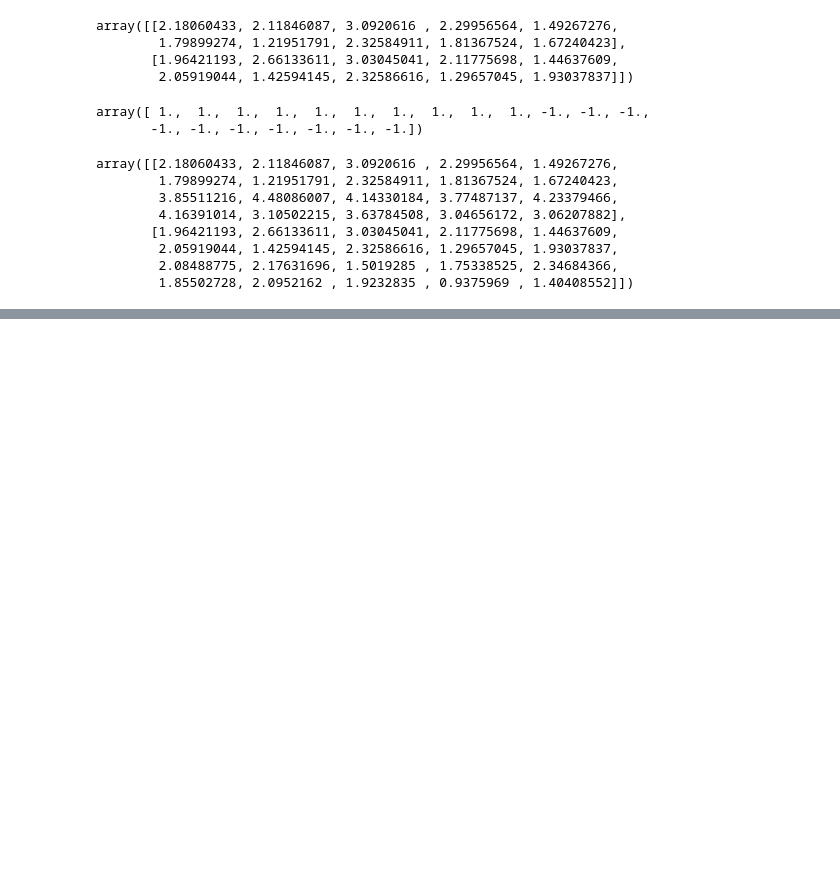
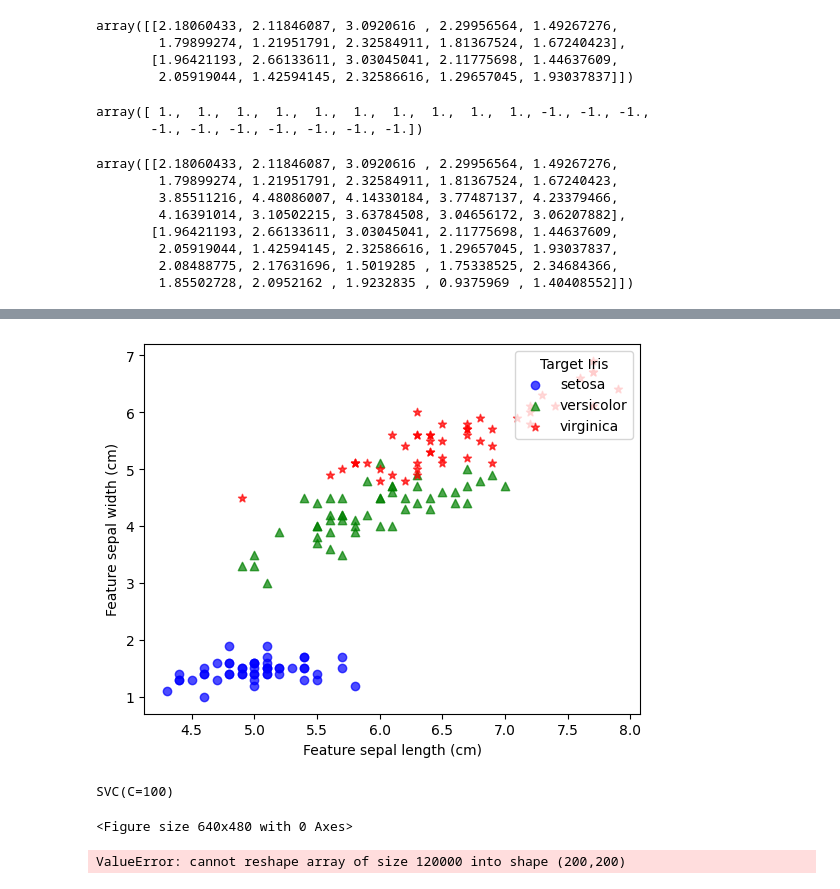
Before and after one commit to nguynlb/DataScience, a Jupyter notebook: MachineLearning/SVM/SVM.ipynb, the cells around one changed output, grey strips where cells are left out. Cells and saved outputs as stored; diff of their text form; code cells hidden in the pictures; blank space fills up the shorter version.

```diff
--- a/MachineLearning/SVM/SVM.ipynb
+++ b/MachineLearning/SVM/SVM.ipynb
@@ -166,0 +172,6 @@ V = np.concatenate((X0.T, -X1.T), axis = 1)
+# %%
+iris_data = datasets.load_iris()
+# %%
+X = iris_data.data[:, [0, 2]]
+y = iris_data.target
+X[y == 1]
@@ -166,0 +196,44 @@ V = np.concatenate((X0.T, -X1.T), axis = 1)
+# %%
+feature_names = iris_data.feature_names
+target_names = iris_data.target_names
+# %%
+len_labels = len(target_names)
+
+for i, c, m in zip(range(len_labels), ["b", "g", "r"], ["o", "^", "*"]):
+    plt.scatter(X[y == i, 0], X[y == i, 1], c = c, marker = m, alpha = .7)
+plt.legend(target_names, loc = "upper right", scatterpoints = 1, title="Target Iris")
+plt.xlabel("Feature " + feature_names[0])
+plt.ylabel("Feature " + feature_names[1]);
+# %% [output]
+[figure, added]
+# %%
+clf = svm.SVC(C = 100)
+clf.fit(X, y)
+# %% [output]
+SVC(C=100)
+# %%
+plt.clf()
+# %% [output]
+<Figure size 640x480 with 0 Axes>
+# %%
+x_min = X[:, 0].min()
+x_max = X[:, 0].max()
+y_min = X[:, 1].min()
+y_max = X[:, 1].max()
+
+XX, YY = np.mgrid[x_min:x_max:200j, y_min:y_max:200j]
+Z = clf.decision_function(np.c_[XX.ravel(), YY.ravel()])
+
+# Put the result into a color plot
+Z = Z.reshape(XX.shape)
+plt.pcolormesh(XX, YY, Z > 0, cmap=plt.cm.Paired)
+plt.contour(
+    XX,
+    YY,
+    Z,
+    colors=["k", "k", "k"],
+    linestyles=["--", "-", "--"],
+    levels=[-0.5, 0, 0.5],
+)
+# %% [output]
+ValueError: cannot reshape array of size 120000 into shape (200,200)
```
Also changed, not shown: parts of 7 cells of this notebook.
